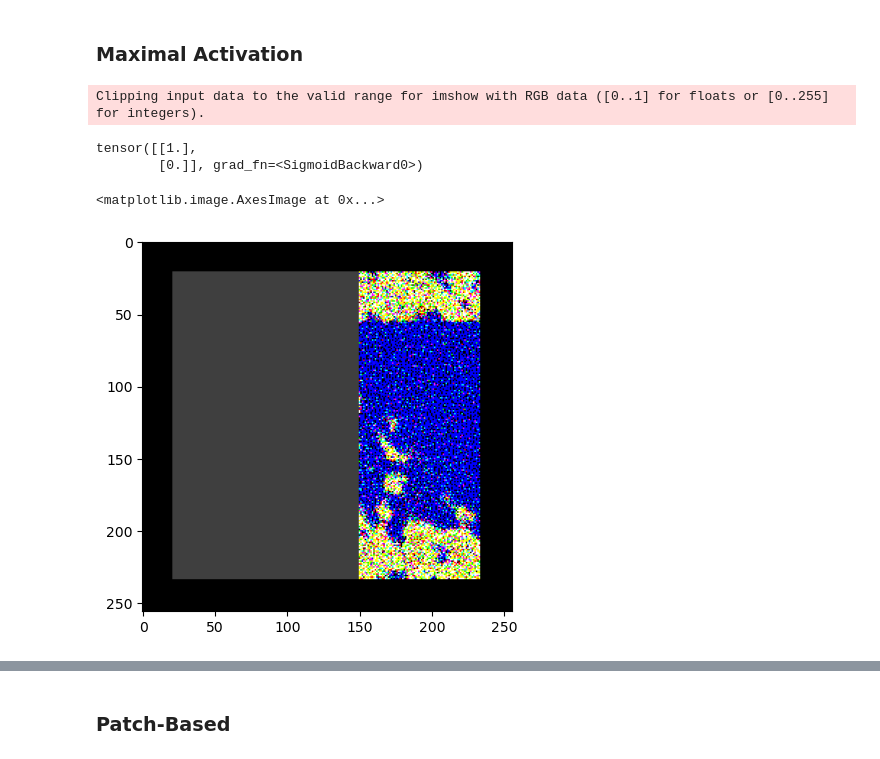
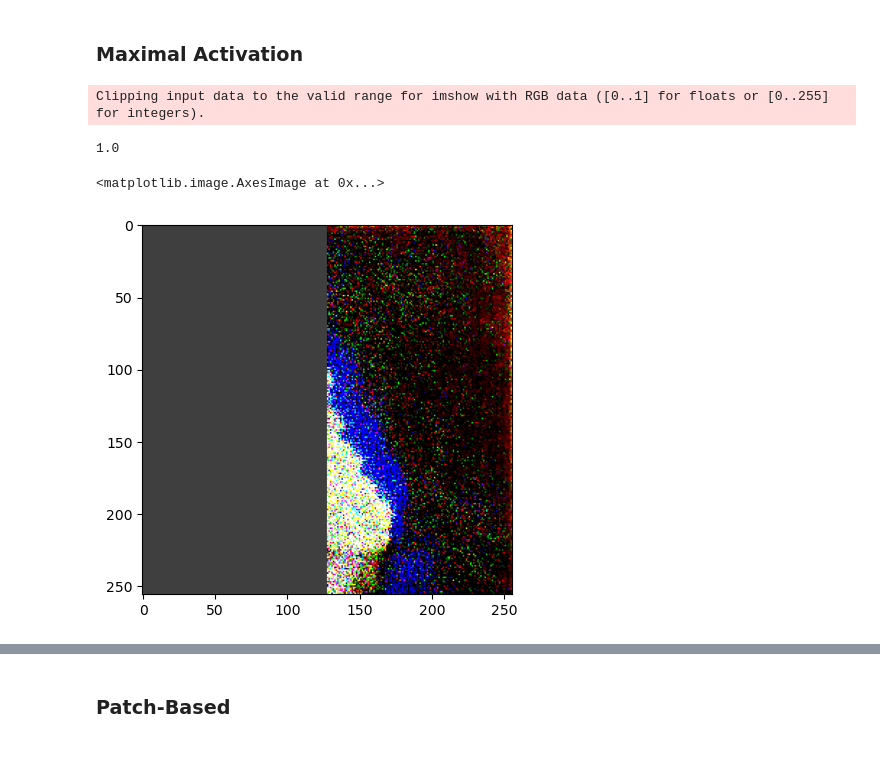
Before and after one commit to naveenr414/Spurious-Concepts, a Jupyter notebook: scripts/Synthetic Experiments.ipynb, the cells around one changed output, grey strips where cells are left out. Saved outputs shown, nothing was run; the diff lists cells and outputs as text; code cells hidden in the pictures.

```diff
--- a/scripts/Synthetic Experiments.ipynb
+++ b/scripts/Synthetic Experiments.ipynb
@@ -33,10 +33,10 @@ from src.plot import *
 # %% [markdown]
 ## Set up dataset + model
 # %%
-num_objects = 1
+num_objects = 2
 noisy=False
-weight_decay = 0.004
-encoder_model='small3'
+weight_decay = 0.0004
+encoder_model='small7'
 # %%
 def get_log_folder(dataset,weight_decay,encoder_model):
     if weight_decay == 0.0004 and encoder_model == 'inceptionv3':
@@ -360,13 +360,13 @@ For image Half-Right, concepts [1. 0.]
 ### Maximal Activation
 # %%
 ret_image = get_maximal_activation(joint_model,run_joint_model,0,valid_left_image)
-print(torch.nn.Sigmoid()(run_joint_model(joint_model,ret_image)[1]))
+activation_0 = torch.nn.Sigmoid()(run_joint_model(joint_model,ret_image)[1])[0][0].detach().numpy()
+print(activation_0)
 plt.imshow(ret_image.detach()[0].numpy().transpose((1,2,0)))
 # %% [output]
 Clipping input data to the valid range for imshow with RGB data ([0..1] for floats or [0..255] for integers).
-tensor([[1.],
-        [0.]], grad_fn=<SigmoidBackward0>)
+1.0
 <matplotlib.image.AxesImage at 0x...>
-[figure, old version]
+[figure, new version]
 # %%
 ret_image = get_maximal_activation(joint_model,run_joint_model,1,valid_left_image)
```
Also changed, not shown: parts of 28 cells of this notebook, 5 other files.
